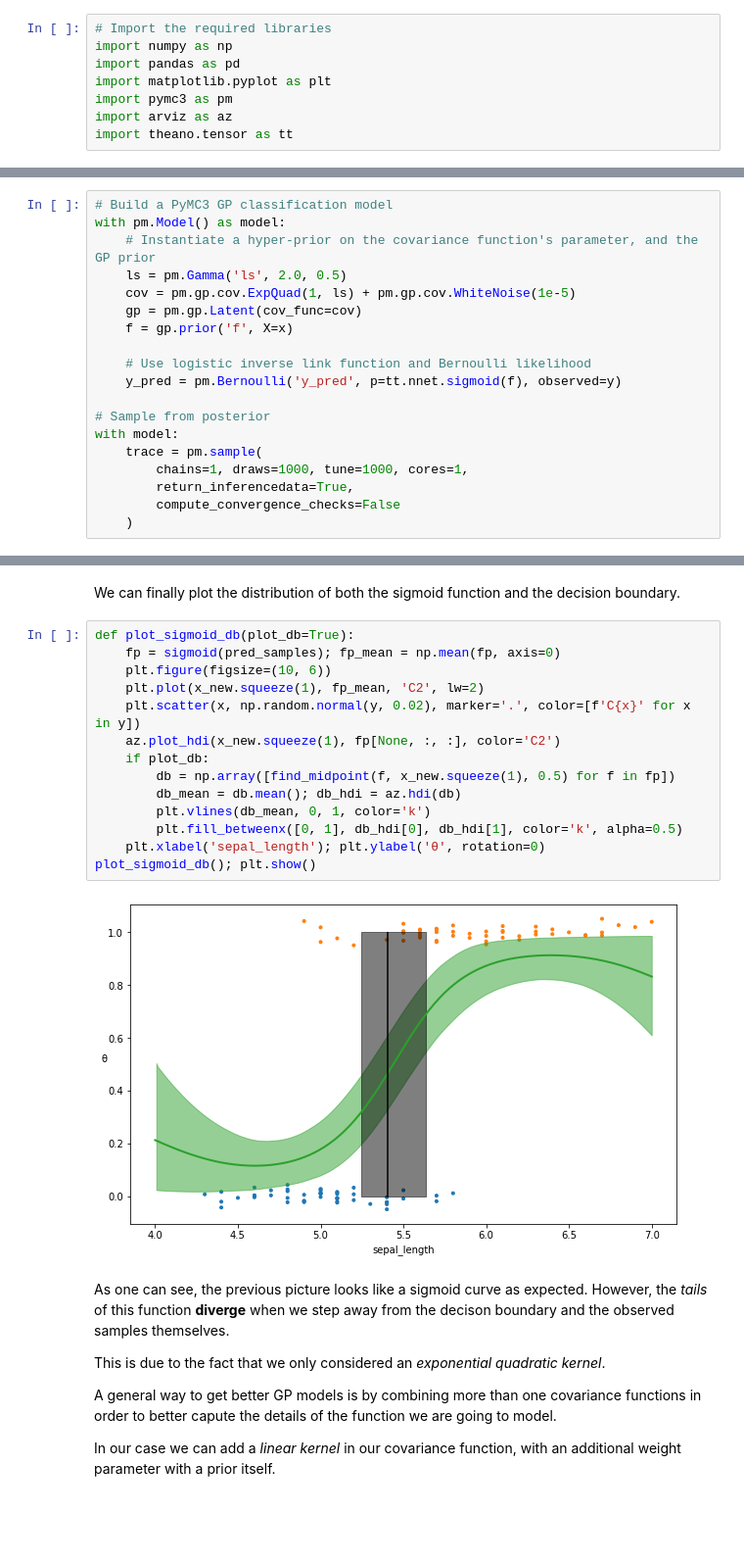
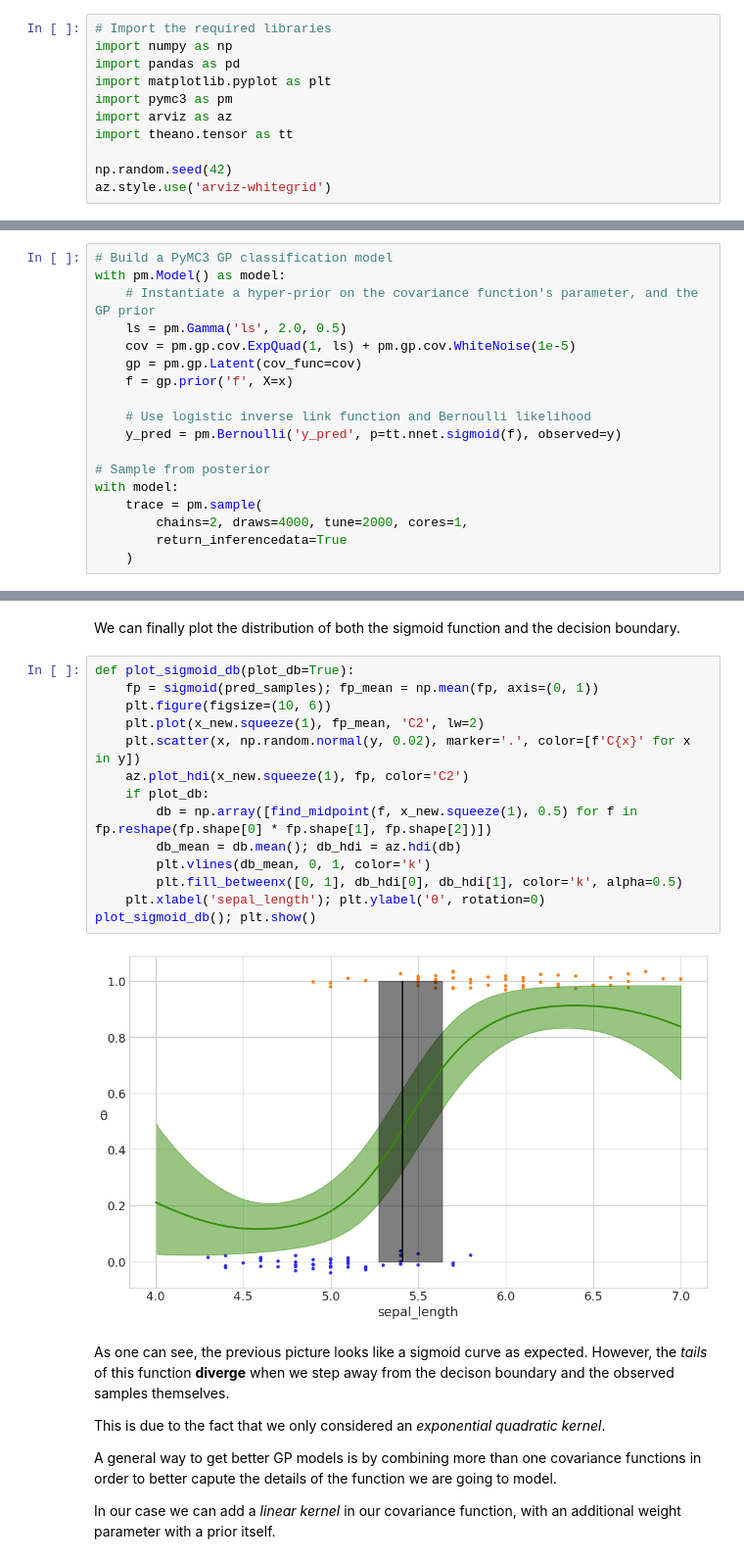
Before and after one commit to loreloc/bayesian-gp-regression, a Jupyter notebook: gaussian_processes.ipynb, the cells around one changed output, grey strips where cells are left out. Shown at 98% size. Saved outputs shown, nothing was run; the diff lists cells and outputs as text; blank space fills up the shorter version.

Commit message:
Updated plots

```diff
--- a/gaussian_processes.ipynb
+++ b/gaussian_processes.ipynb
@@ -166,6 +166,9 @@ import matplotlib.pyplot as plt
 import pymc3 as pm
 import arviz as az
 import theano.tensor as tt
+
+np.random.seed(42)
+az.style.use('arviz-whitegrid')
 # %% [markdown]
 Load the Iris dataset (but only one feature and one class)
 # %%
@@ -192,9 +195,8 @@ with pm.Model() as model:
 # Sample from posterior
 with model:
     trace = pm.sample(
-        chains=1, draws=1000, tune=1000, cores=1,
-        return_inferencedata=True,
-        compute_convergence_checks=False
+        chains=2, draws=4000, tune=2000, cores=1,
+        return_inferencedata=True
     )
 # %% [output]
 Auto-assigning NUTS sampler...
@@ -238,20 +241,20 @@ def find_midpoint(array1, array2, value):
 We can finally plot the distribution of both the sigmoid function and the decision boundary.
 # %%
 def plot_sigmoid_db(plot_db=True):
-    fp = sigmoid(pred_samples); fp_mean = np.mean(fp, axis=0)
+    fp = sigmoid(pred_samples); fp_mean = np.mean(fp, axis=(0, 1))
     plt.figure(figsize=(10, 6))
     plt.plot(x_new.squeeze(1), fp_mean, 'C2', lw=2)
     plt.scatter(x, np.random.normal(y, 0.02), marker='.', color=[f'C{x}' for x in y])
-    az.plot_hdi(x_new.squeeze(1), fp[None, :, :], color='C2')
+    az.plot_hdi(x_new.squeeze(1), fp, color='C2')
     if plot_db:
-        db = np.array([find_midpoint(f, x_new.squeeze(1), 0.5) for f in fp])
+        db = np.array([find_midpoint(f, x_new.squeeze(1), 0.5) for f in fp.reshape(fp.shape[0] * fp.shape[1], fp.shape[2])])
         db_mean = db.mean(); db_hdi = az.hdi(db)
         plt.vlines(db_mean, 0, 1, color='k')
         plt.fill_betweenx([0, 1], db_hdi[0], db_hdi[1], color='k', alpha=0.5)
     plt.xlabel('sepal_length'); plt.ylabel('θ', rotation=0)
 plot_sigmoid_db(); plt.show()
 # %% [output]
-[figure, old version]
+[figure, new version]
 # %% [markdown]
 As one can see, the previous picture looks like a sigmoid curve as expected.
 However, the _tails_ of this function **diverge** when we step away from the decison boundary and the observed samples themselves.
```
Also changed, not shown: parts of 24 cells of this notebook.
